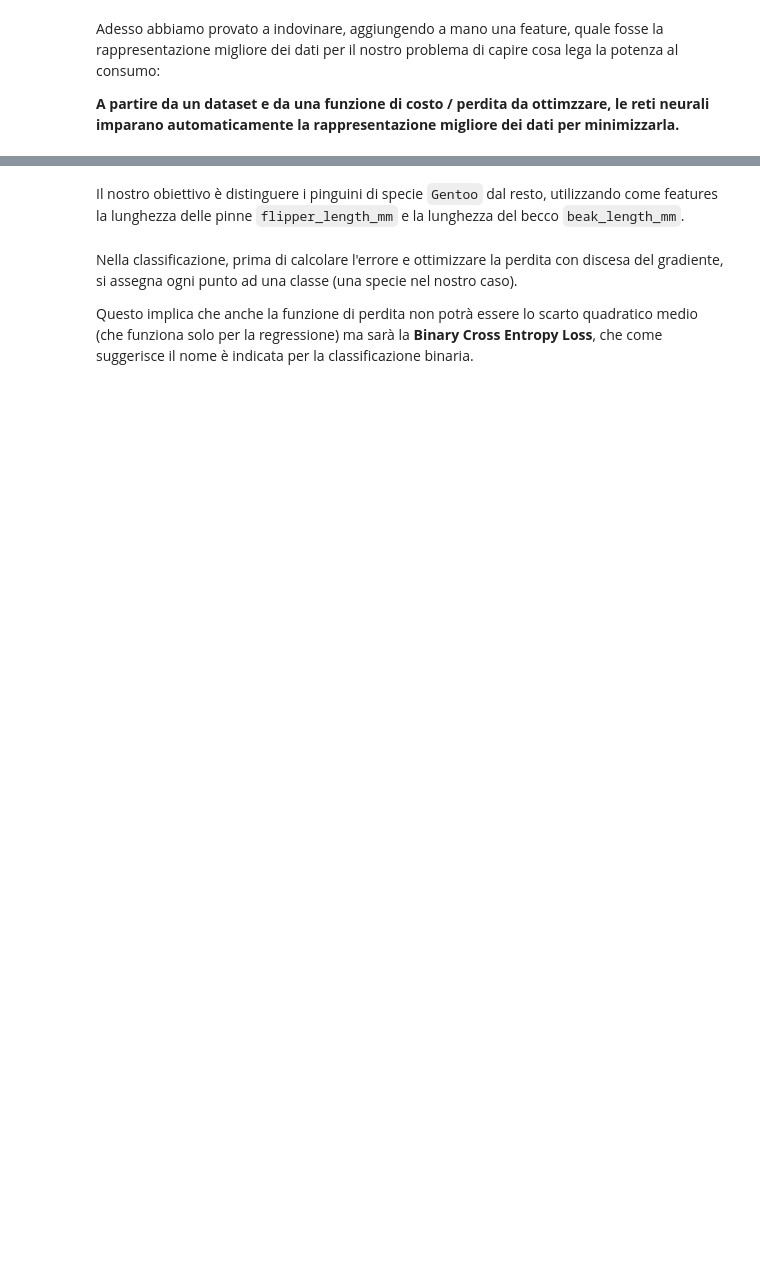
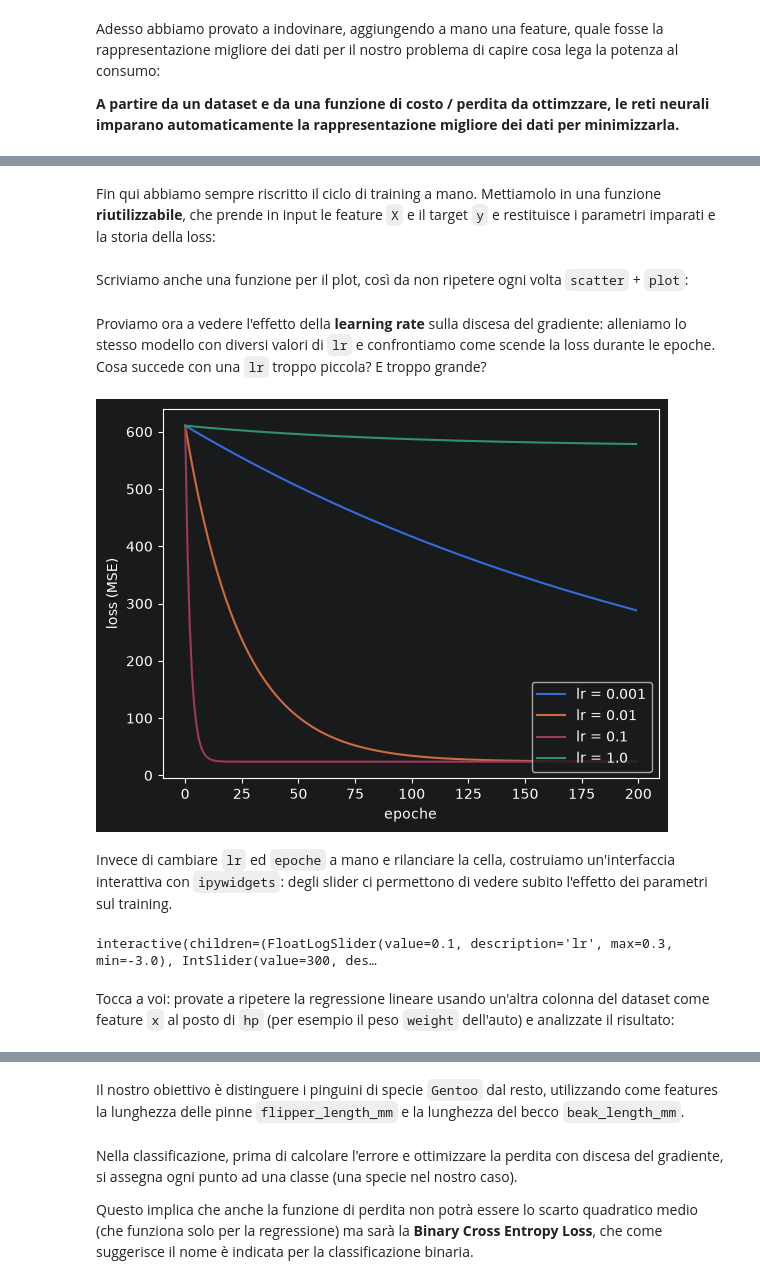
Before and after one commit to GaiaSaveri/AI4NLP-GalileiTS, a Jupyter notebook: 1_linear_logistic_regression.ipynb, the cells around one changed output, grey strips where cells are left out. Cells and saved outputs as stored; diff of their text form; code cells hidden in the pictures; blank space fills up the shorter version.

```diff
--- a/1_linear_logistic_regression.ipynb
+++ b/1_linear_logistic_regression.ipynb
@@ -103,0 +133,16 @@ Adesso abbiamo provato a indovinare, aggiungendo a mano una feature, quale fosse
+# %% [markdown]
+Fin qui abbiamo sempre riscritto il ciclo di training a mano. Mettiamolo in una funzione **riutilizzabile**, che prende in input le feature `X` e il target `y` e restituisce i parametri imparati e la storia della loss:
+# %%
+def train_regressione_lineare(X, y, lr=0.1, epoche=300):
+    """Regressione lineare: ritorna pesi, bias e la storia della loss."""
+    Alpha = torch.zeros(X.shape[1], requires_grad=True)
+    beta = torch.zeros(1, requires_grad=True)
+    opt = torch.optim.SGD([Alpha, beta], lr=lr)
+    storia = []
+    for _ in range(epoche):
+        loss = ((X @ Alpha + beta - y)**2).mean()      # MSE
+        opt.zero_grad(); loss.backward(); opt.step()
+        storia.append(loss.item())
+    return Alpha.detach(), beta.detach(), storia
+# %% [markdown]
+Scriviamo anche una funzione per il plot, così da non ripetere ogni volta `scatter` + `plot`:
@@ -103,0 +156,33 @@ Adesso abbiamo provato a indovinare, aggiungendo a mano una feature, quale fosse
+# %% [markdown]
+Proviamo ora a vedere l'effetto della **learning rate** sulla discesa del gradiente: alleniamo lo stesso modello con diversi valori di `lr` e confrontiamo come scende la loss durante le epoche. Cosa succede con una `lr` troppo piccola? E troppo grande?
+# %%
+hp_norm = (hp - hp.mean()) / hp.std()
+X = hp_norm.unsqueeze(1)  # solo hp (poi provate: X = torch.stack([hp_n, hp_n**2], dim=1))
+for lr in [0.001, 0.01, 0.1, 1.0]:
+    _, _, storia = train_regressione_lineare(X, y, lr=lr, epoche=200)
+    plt.plot(storia, label=f"lr = {lr}")
+plt.xlabel("epoche")
+plt.ylabel("loss (MSE)")
+plt.legend(loc="lower right")
+plt.show()
+plt.show()
+# %% [output]
+[figure, added]
+# %% [markdown]
+Invece di cambiare `lr` ed `epoche` a mano e rilanciare la cella, costruiamo un'interfaccia interattiva con `ipywidgets`: degli slider ci permettono di vedere subito l'effetto dei parametri sul training.
+# %%
+from ipywidgets import interact, FloatLogSlider, IntSlider
+
+def visualizza_regressione_lineare(lr=0.1, epoche=300, usa_hp2=False):
+    X = torch.stack([hp_norm, hp_norm**2], dim=1) if usa_hp2 else hp_norm.unsqueeze(1)
+    Alpha, beta, storia = train_regressione_lineare(X, y, lr=lr, epoche=epoche)
+    plot_regressione_lineare(hp, y, X @ Alpha + beta, xlabel="potenza (hp)", ylabel="mpg",
+             title=f"lr={lr:.3f}, epoche={epoche}, loss finale={storia[-1]:.2f}")
+
+interact(visualizza_regressione_lineare,
+         lr=FloatLogSlider(value=0.1, base=10, min=-3, max=0.3, step=0.1),
+         epoche=IntSlider(value=300, min=10, max=1000, step=10));
+# %% [output]
+interactive(children=(FloatLogSlider(value=0.1, description='lr', max=0.3, min=-3.0), IntSlider(value=300, des…
+# %% [markdown]
+Tocca a voi: provate a ripetere la regressione lineare usando un'altra colonna del dataset come feature `x` al posto di `hp` (per esempio il peso `weight` dell'auto) e analizzate il risultato:
```
Also changed, not shown: parts of 14 cells of this notebook, 4 other files.
